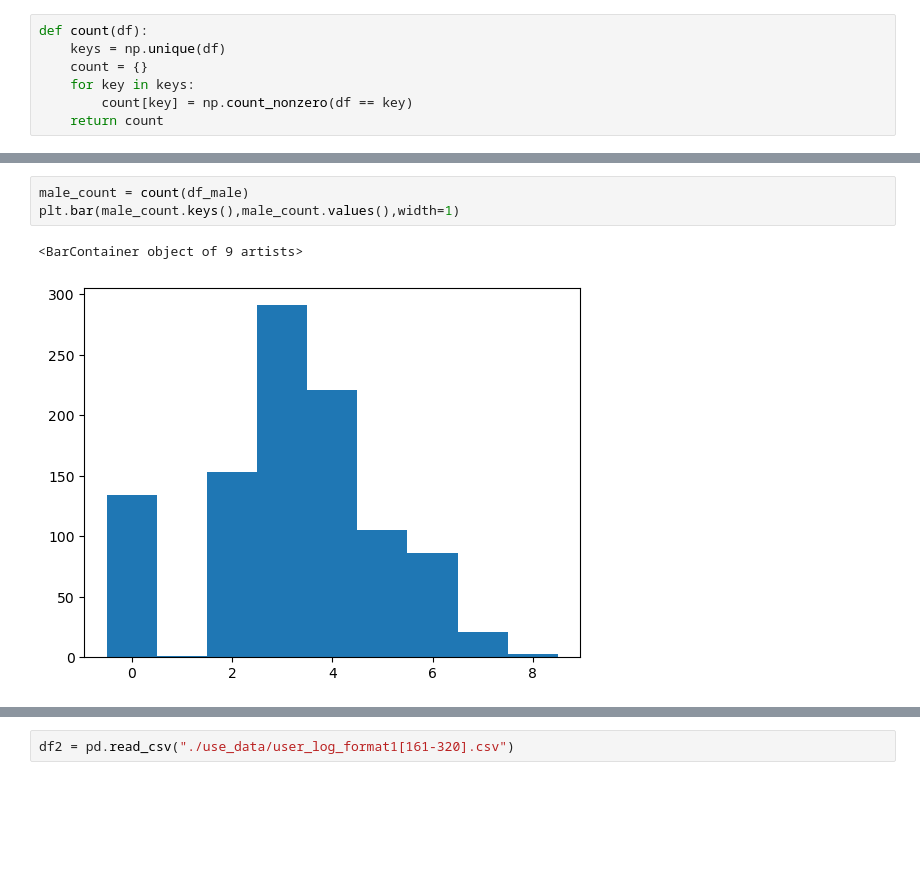
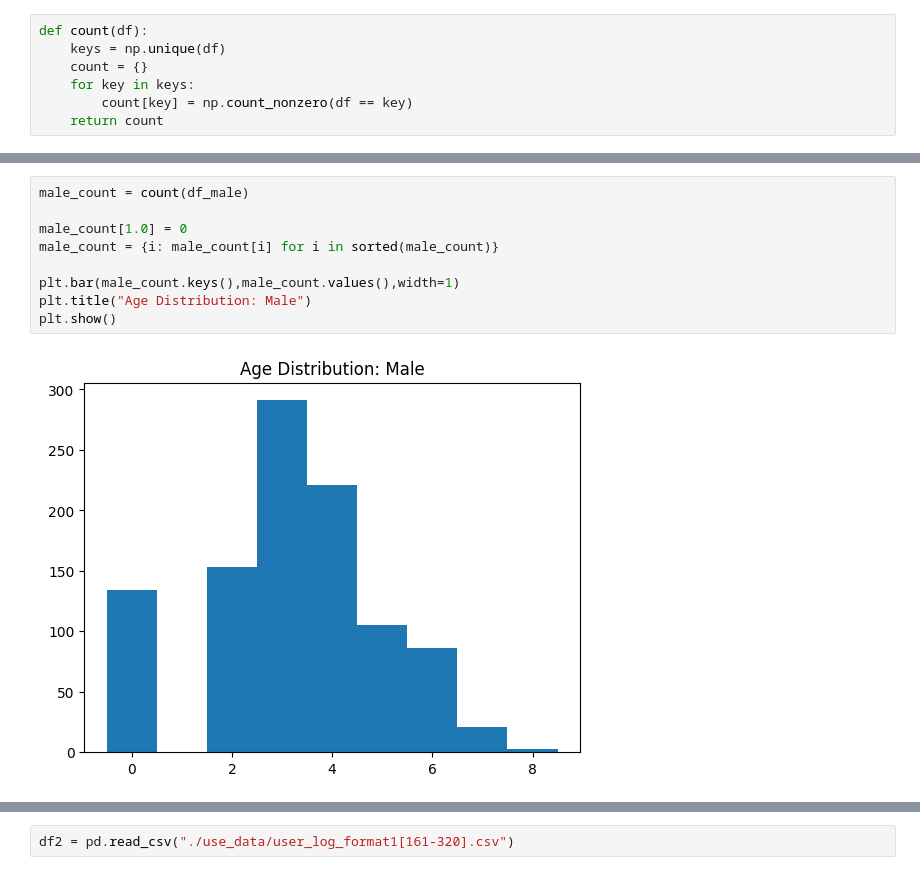
Before and after one commit to MrAlphalfa97/CECS_550, a Jupyter notebook: data_format1/Report.ipynb, the cells around one changed output, grey strips where cells are left out. Saved outputs shown, nothing was run; the diff lists cells and outputs as text; blank space fills up the shorter version.

```diff
--- a/data_format1/Report.ipynb
+++ b/data_format1/Report.ipynb
@@ -237,6 +280,11 @@ plt.bar(female_count.keys(),female_count.values(),width=1)
 # %%
 male_count = count(df_male)
+
+male_count[1.0] = 0
+male_count = {i: male_count[i] for i in sorted(male_count)}
+
 plt.bar(male_count.keys(),male_count.values(),width=1)
+plt.title("Age Distribution: Male")
+plt.show()
 # %% [output]
-<BarContainer object of 9 artists>
-[figure, old version]
+[figure, new version]
```
Also changed, not shown: parts of 44 cells of this notebook.
